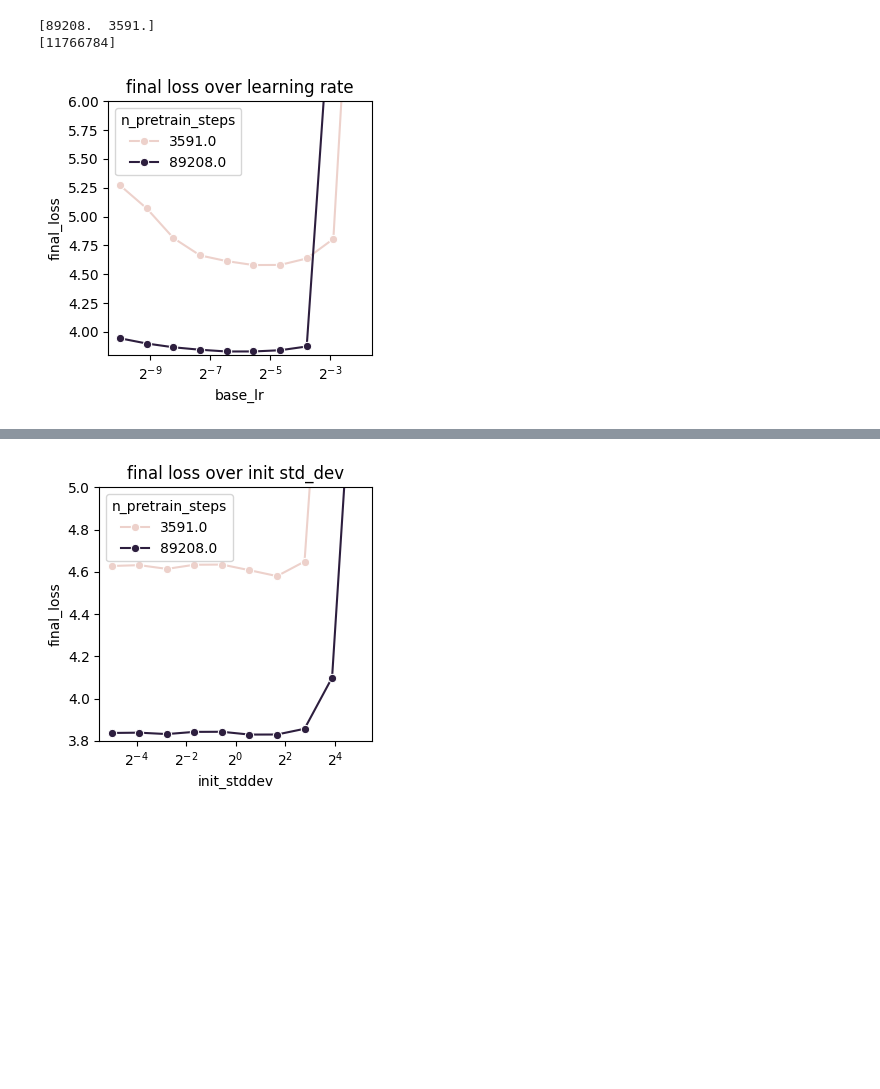
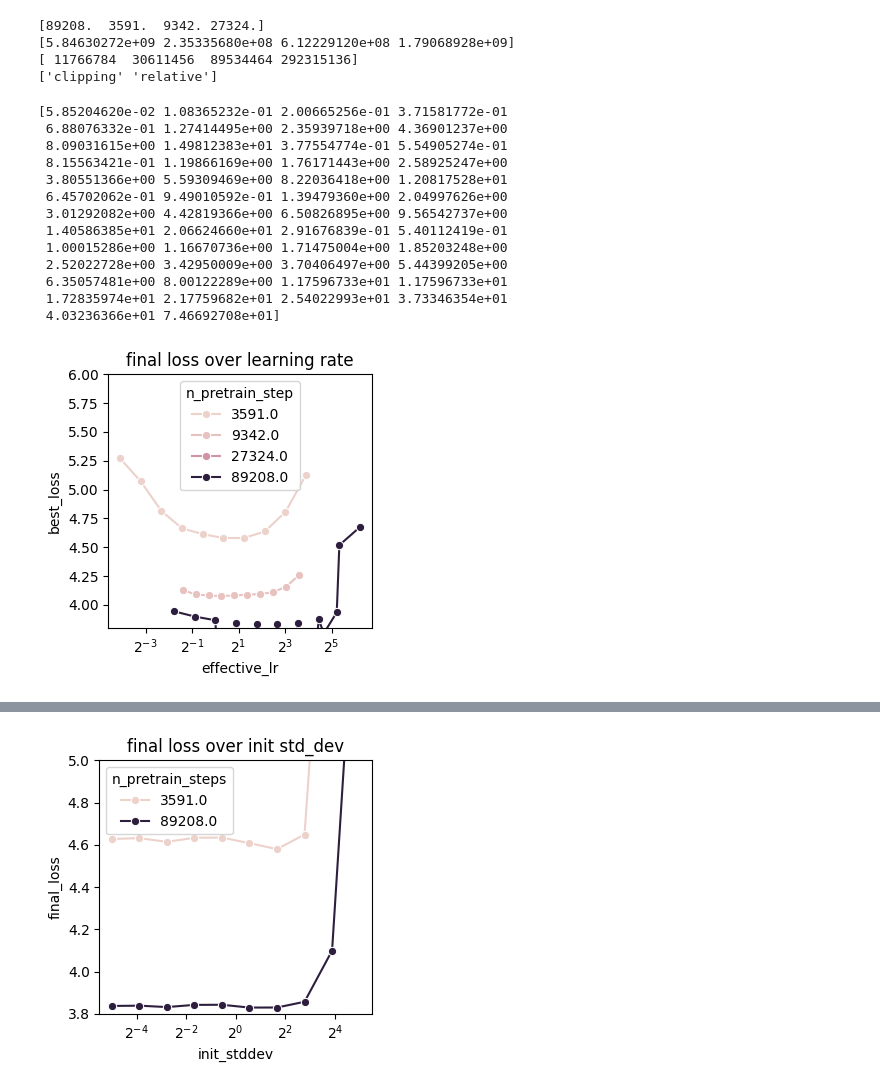
Before and after one commit to louisvonleitner/learning-rate-transfer, a Jupyter notebook: analysis/result_analysis/plot_results.ipynb, the cells around one changed output, grey strips where cells are left out. Saved outputs shown, nothing was run; the diff lists cells and outputs as text; code cells hidden in the pictures; blank space fills up the shorter version.

```diff
--- a/analysis/result_analysis/plot_results.ipynb
+++ b/analysis/result_analysis/plot_results.ipynb
@@ -36,31 +37,72 @@ Index(['d_model', 'model_depth', 'head_dimension', 'n_heads', 'd_ffn',
       dtype='object')
 # %%
-print(df['n_pretrain_steps'].unique())
+print(df['n_pretrain_step'].unique())
+print(df['n_training_tokens'].unique())
 print(df['n_parameters'].unique())
+print(df['lr_schedule_mode'].unique())
 # %% [output]
-[89208.  3591.]
-[11766784]
+[89208.  3591.  9342. 27324.]
+[5.84630272e+09 2.35335680e+08 6.12229120e+08 1.79068928e+09]
+[ 11766784  30611456  89534464 292315136]
+['clipping' 'relative']
+# %%
+df = df[df['lr_schedule_mode'] == 'clipping']
 # %%
-df_min_final_losses = df.groupby(['n_pretrain_steps', 'base_lr'])['final_loss'].min().reset_index()
+# factor = np.sqrt(89208/3591)
+df_min_final_losses = df.groupby(['n_pretrain_step', 'base_lr'])['best_loss'].min().reset_index()
+
+# calculate the effective learning rate
+df_min_final_losses['effective_lr'] = df_min_final_losses['base_lr'] * np.sqrt(df_min_final_losses['n_pretrain_step'])
+
+# find the best absolute performance for each pretrain step group
+idx_best = df_min_final_losses.groupby('n_pretrain_step')['best_loss'].idxmin()
+df_best_per_step = df_min_final_losses.loc[idx_best]
+
+
+print(df_min_final_losses['effective_lr'].unique())
 fig, ax = plt.subplots(1, 1, figsize=(3.54, 3.54))
 
 # final loss
 sns.lineplot(df_min_final_losses,
-    x="base_lr",
-    y="final_loss",
-    hue='n_pretrain_steps',
+    x="effective_lr",
+    y="best_loss",
+    hue='n_pretrain_step',
     ax=ax,
     marker='o',
     )
 
+sns.scatterplot(
+    df_best_per_step,
+    x='effective_lr',
+    y='best_loss',
+    hue='n_pretrain_step',
+    ax=ax,
+    marker='X',
+    legend=False,
+)
+
 
 
 ax.set_ylim(3.8, 6)
+# ax.set_xlim(2**(-16), 2**(-2))
 
 ax.set_xscale("log", base=2)
 ax.set_title("final loss over learning rate")
 
 plt.tight_layout()
 plt.show()
 # %% [output]
+[5.85204620e-02 1.08365232e-01 2.00665256e-01 3.71581772e-01
+ 6.88076332e-01 1.27414495e+00 2.35939718e+00 4.36901237e+00
+ 8.09031615e+00 1.49812383e+01 3.77554774e-01 5.54905274e-01
+ 8.15563421e-01 1.19866169e+00 1.76171443e+00 2.58925247e+00
+ 3.80551366e+00 5.59309469e+00 8.22036418e+00 1.20817528e+01
+ 6.45702062e-01 9.49010592e-01 1.39479360e+00 2.04997626e+00
+ 3.01292082e+00 4.42819366e+00 6.50826895e+00 9.56542737e+00
+ 1.40586385e+01 2.06624660e+01 2.91676839e-01 5.40112419e-01
+ 1.00015286e+00 1.16670736e+00 1.71475004e+00 1.85203248e+00
+ 2.52022728e+00 3.42950009e+00 3.70406497e+00 5.44399205e+00
+ 6.35057481e+00 8.00122289e+00 1.17596733e+01 1.17596733e+01
+ 1.72835974e+01 2.17759682e+01 2.54022993e+01 3.73346354e+01
+ 4.03236366e+01 7.46692708e+01]
-[figure, old version]
+[figure, new version]
```
Also changed, not shown: parts of 4 cells of this notebook, 1 other file.
